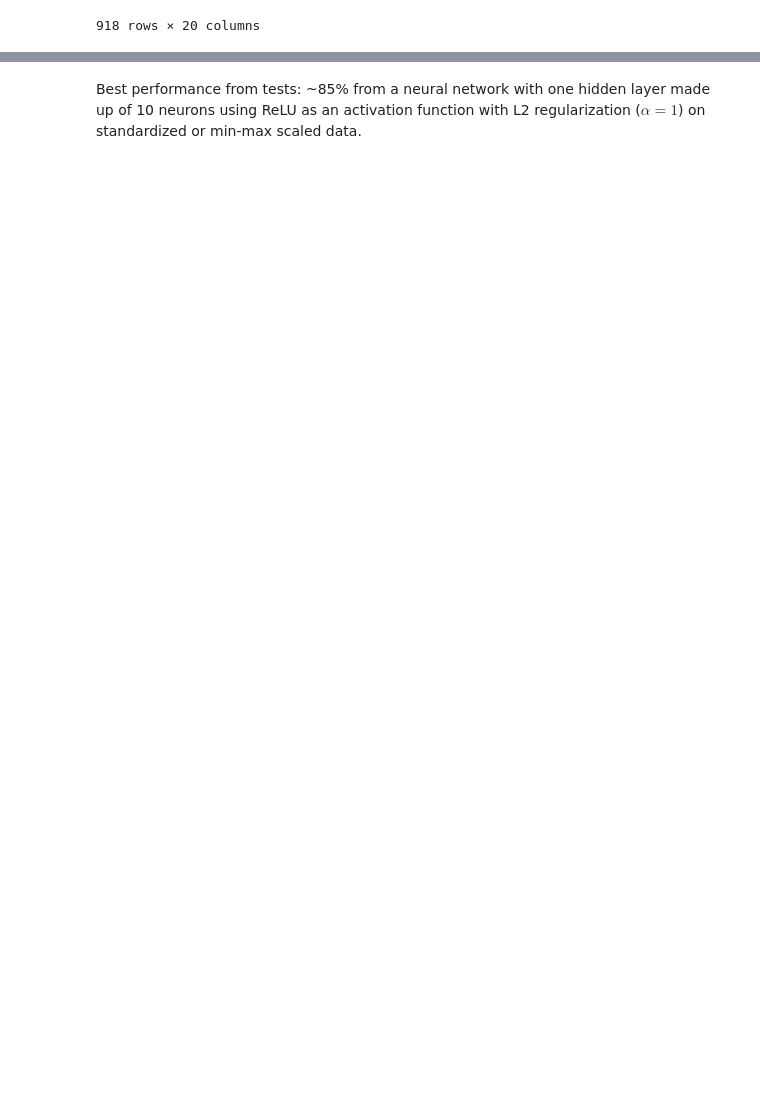
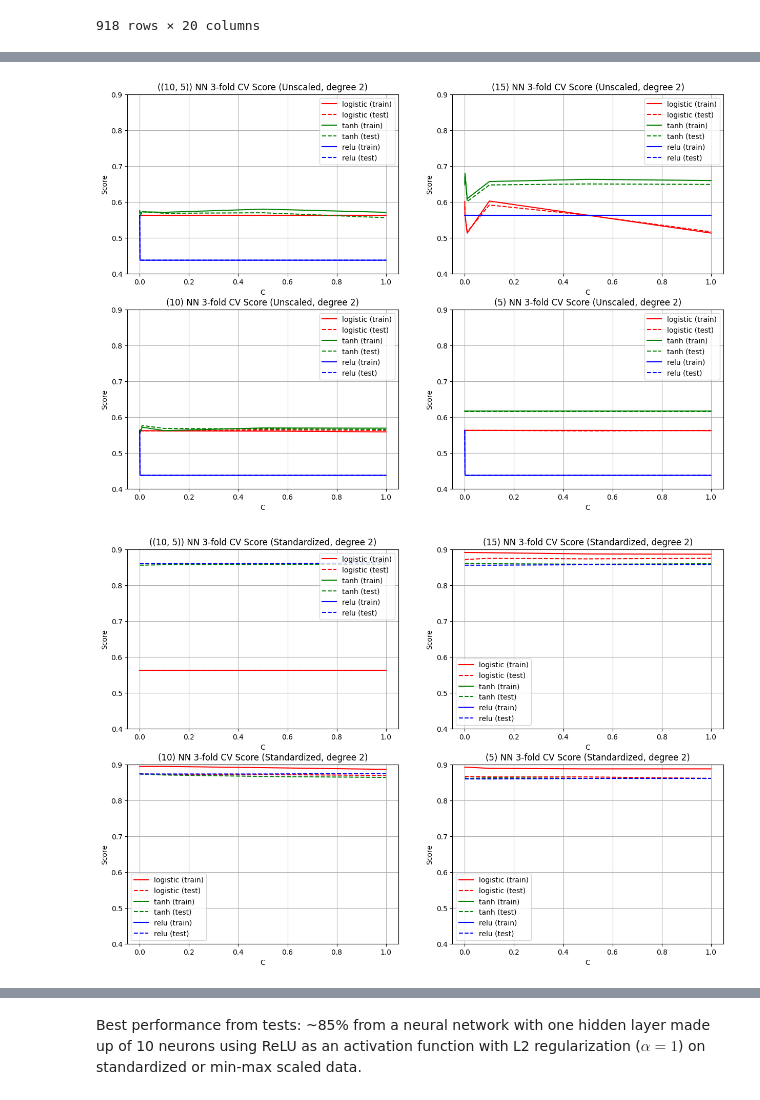
Before and after one commit to jasonliny/heart-disease-prediction, a Jupyter notebook: neural-network.ipynb, the cells around one changed output, grey strips where cells are left out. Cells and saved outputs as stored; diff of their text form; code cells hidden in the pictures; blank space fills up the shorter version.

```diff
--- a/neural-network.ipynb
+++ b/neural-network.ipynb
@@ -266,0 +306,7 @@ weighted avg       0.83      0.83      0.83       184
+# %%
+degree = 2
+for (cv_results_, params), normalization in zip(cv_results_and_params[degree], ["Unscaled", "Standardized", "Min-Max"]):
+    plot_nn_cv_results(cv_results_, params, normalization, degree)
+# %% [output]
+[figure, added]
+[figure, added]
```
Also changed, not shown: parts of 5 cells of this notebook, 1 other file.
